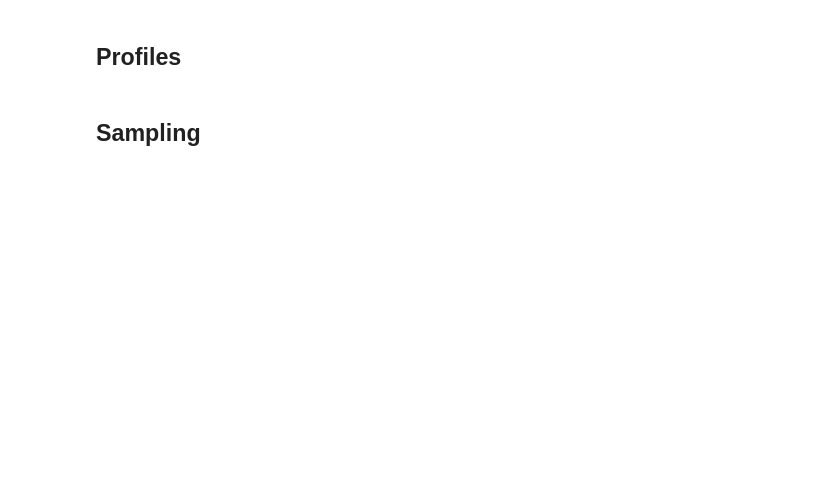
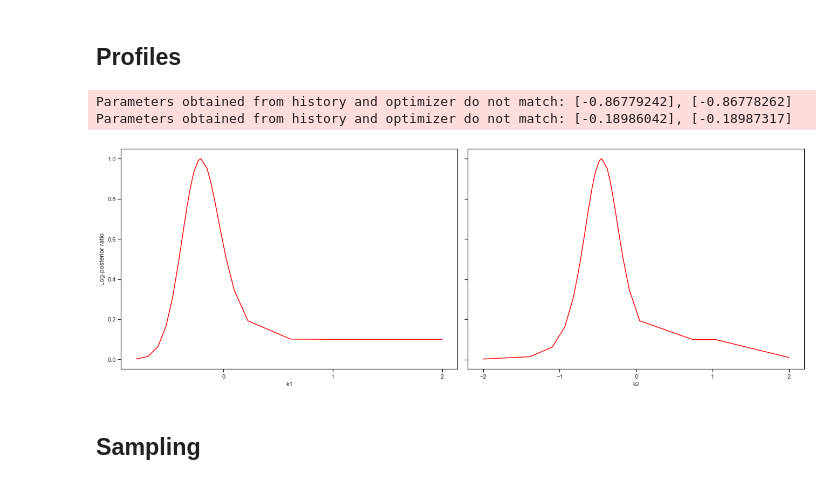
Before and after one commit to ICB-DCM/pyPESTO, a Jupyter notebook: doc/example/conversion_reaction.ipynb, the cells around one changed output. Cells and saved outputs as stored; diff of their text form; code cells hidden in the pictures; blank space fills up the shorter version.

```diff
--- a/doc/example/conversion_reaction.ipynb
+++ b/doc/example/conversion_reaction.ipynb
@@ -118,2 +80,25 @@ visualize.parameters(result)
+# %%
+import pypesto.profile as profile
+
+profile_options = profile.ProfileOptions(min_step_size=0.0005,
+    delta_ratio_max=0.05,
+    default_step_size=0.005,
+    ratio_min=0.01)
+
+result = profile.parameter_profile(
+    problem=problem,
+    result=result,
+    optimizer=optimizer,
+    profile_index=np.array([1, 1, 1, 0, 0, 1, 0, 1, 0, 0, 0]),
+    result_index=0,
+    profile_options=profile_options)
+# %% [output]
+Parameters obtained from history and optimizer do not match: [-0.86779242], [-0.86778262]
+Parameters obtained from history and optimizer do not match: [-0.18986042], [-0.18987317]
+# %%
+# specify the parameters, for which profiles should be computed
+ax = visualize.profiles(result)
+# %% [output]
+[figure, added]
 # %% [markdown]
 ## Sampling
```
Also changed, not shown: parts of 11 cells of this notebook, 1 other file.
